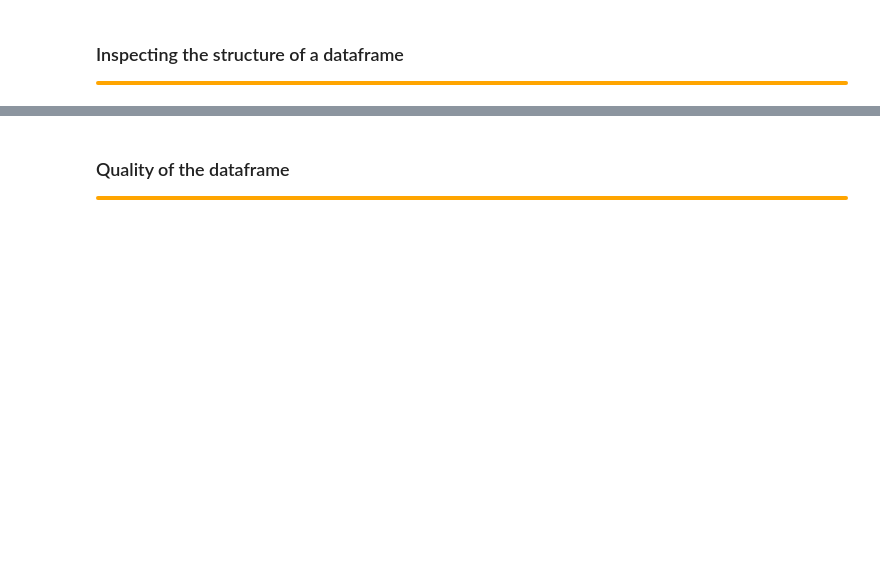
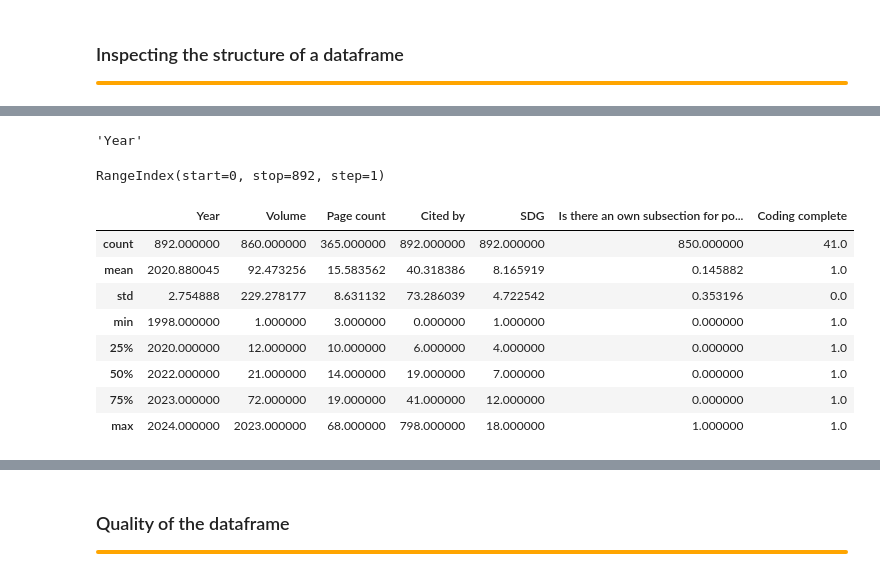
Before and after one commit to datagus/ASDA2025, a Jupyter notebook: notebooks/week02_EDA_students.ipynb, the cells around one changed output, grey strips where cells are left out. Saved outputs shown, nothing was run; the diff lists cells and outputs as text; code cells hidden in the pictures; blank space fills up the shorter version.

Commit message:
updated notebook with live session coding

```diff
--- a/notebooks/week02_EDA_students.ipynb
+++ b/notebooks/week02_EDA_students.ipynb
@@ -134,6 +243,24 @@ pd.set_option('display.max_columns', None) # to show all columns
+# %%
+df.columns[5]
+# %% [output]
+'Year'
 # %%
 #getting the index
+df.index
+# %% [output]
+RangeIndex(start=0, stop=892, step=1)
 # %%
 #getting some descriptive statistics for numeric
+df.describe()
+# %% [output]
+|  | Year | Volume | Page count | Cited by | SDG | Is there an own subsection for po... | Coding complete |
+| count | 892.000000 | 860.000000 | 365.000000 | 892.000000 | 892.000000 | 850.000000 | 41.0 |
+| mean | 2020.880045 | 92.473256 | 15.583562 | 40.318386 | 8.165919 | 0.145882 | 1.0 |
+| std | 2.754888 | 229.278177 | 8.631132 | 73.286039 | 4.722542 | 0.353196 | 0.0 |
+| min | 1998.000000 | 1.000000 | 3.000000 | 0.000000 | 1.000000 | 0.000000 | 1.0 |
+| 25% | 2020.000000 | 12.000000 | 10.000000 | 6.000000 | 4.000000 | 0.000000 | 1.0 |
+| 50% | 2022.000000 | 21.000000 | 14.000000 | 19.000000 | 7.000000 | 0.000000 | 1.0 |
+| 75% | 2023.000000 | 72.000000 | 19.000000 | 41.000000 | 12.000000 | 0.000000 | 1.0 |
+| max | 2024.000000 | 2023.000000 | 68.000000 | 798.000000 | 18.000000 | 1.000000 | 1.0 |
 # %%
 #getting some descriptive statistics for categories or object data types
```
Also changed, not shown: parts of 25 cells of this notebook.
